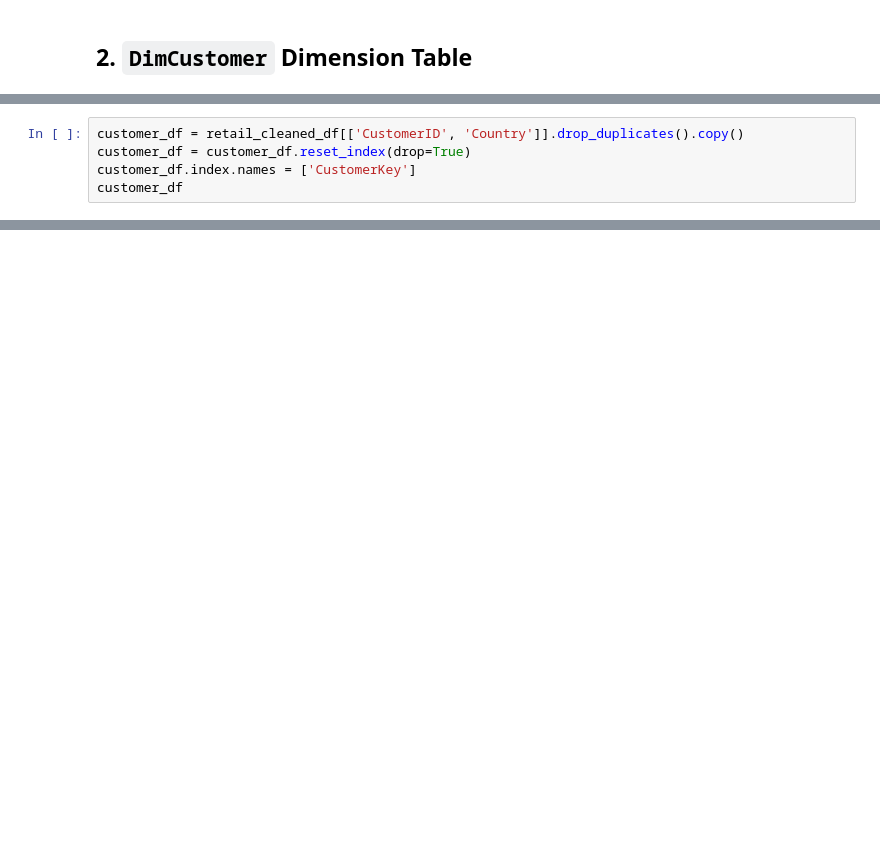
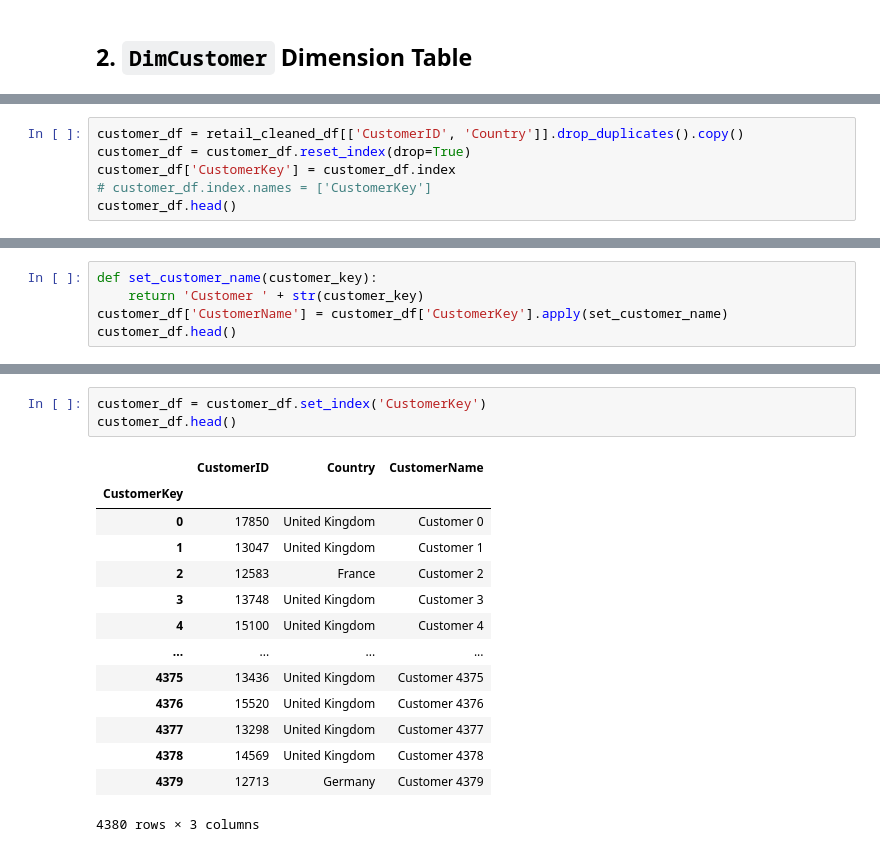
Before and after one commit to yossef-elmahdy/technical-assessment, a Jupyter notebook: jupyter-data/data_warehouse_build.ipynb, the cells around one changed output, grey strips where cells are left out. Drawn from its saved outputs; the diff is of its cells as text; blank space fills up the shorter version.

```diff
--- a/jupyter-data/data_warehouse_build.ipynb
+++ b/jupyter-data/data_warehouse_build.ipynb
@@ -157,5 +135,6 @@ retail_cleaned_df
 # %%
 customer_df = retail_cleaned_df[['CustomerID', 'Country']].drop_duplicates().copy()
 customer_df = customer_df.reset_index(drop=True)
-customer_df.index.names = ['CustomerKey']
-customer_df
+customer_df['CustomerKey'] = customer_df.index
+# customer_df.index.names = ['CustomerKey']
+customer_df.head()
@@ -176,0 +141,5 @@ customer_df
+# %%
+def set_customer_name(customer_key):
+    return 'Customer ' + str(customer_key)
+customer_df['CustomerName'] = customer_df['CustomerKey'].apply(set_customer_name)
+customer_df.head()
@@ -177,3 +153,21 @@ customer_df
+# %%
+customer_df = customer_df.set_index('CustomerKey')
+customer_df.head()
+# %% [output]
+|  | CustomerID | Country | CustomerName |
+| CustomerKey |  |  |  |
+| 0 | 17850 | United Kingdom | Customer 0 |
+| 1 | 13047 | United Kingdom | Customer 1 |
+| 2 | 12583 | France | Customer 2 |
+| 3 | 13748 | United Kingdom | Customer 3 |
+| 4 | 15100 | United Kingdom | Customer 4 |
+| ... | ... | ... | ... |
+| 4375 | 13436 | United Kingdom | Customer 4375 |
+| 4376 | 15520 | United Kingdom | Customer 4376 |
+| 4377 | 13298 | United Kingdom | Customer 4377 |
+| 4378 | 14569 | United Kingdom | Customer 4378 |
+| 4379 | 12713 | Germany | Customer 4379 |
+4380 rows × 3 columns
 # %%
 t_start = time()
 customer_df.to_sql(name='DimCustomer', con=db_engine, if_exists='replace', index=True, index_label='CustomerKey')
```
Also changed, not shown: parts of 24 cells of this notebook, 5 other files.
